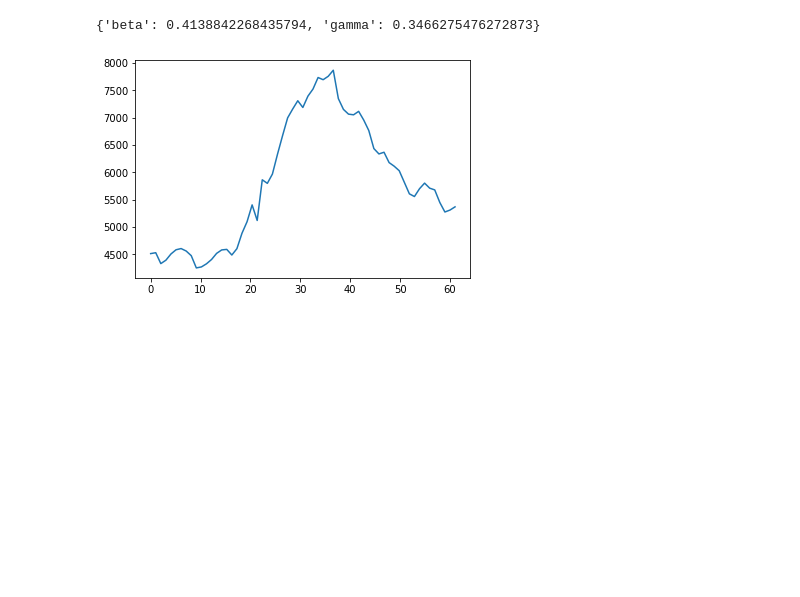
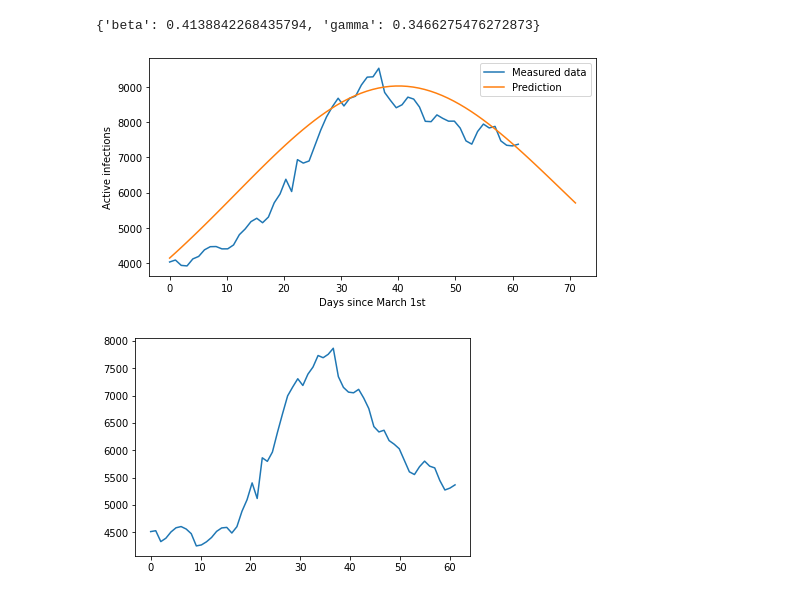
Before and after one commit to ThibaultMagnini/Kmeans-COVID-19-BelgianProvinces, a Jupyter notebook: SIR-Model/provinces_fitting.ipynb, the cells around one changed output. Saved outputs shown, nothing was run; the diff lists cells and outputs as text; code cells hidden in the pictures; blank space fills up the shorter version.

```diff
--- a/SIR-Model/provinces_fitting.ipynb
+++ b/SIR-Model/provinces_fitting.ipynb
@@ -141,5 +159,22 @@ result.best_values
 # %% [output]
 [figure]
 {'beta': 0.4138842268435794, 'gamma': 0.3466275476272873}
+# %%
+beta = 0.4139
+gamma = 0.3466
+
+time_steps = np.linspace(0, 71, 71)
+
+_, I, _ = ODESolver(S0, I0, R0, beta, gamma).T
+
+plt.figure(figsize=(8, 4))
+plt.plot(x, active2[107:168], label="Measured data")
+plt.plot(time_steps, I, label="Prediction")
+plt.xlabel("Days since March 1st")
+plt.ylabel("Active infections")
+plt.legend()
+plt.show()
+# %% [output]
+[figure, added]
 # %%
 # Cluster 3
```
Also changed, not shown: parts of 10 cells of this notebook.
